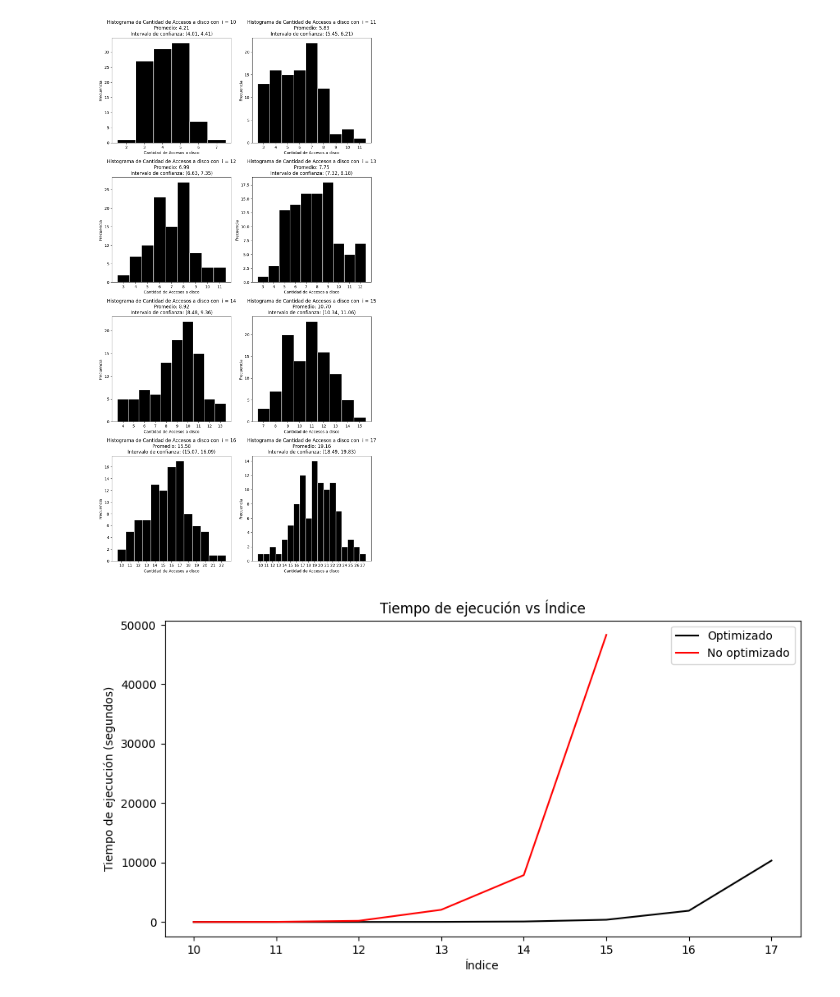
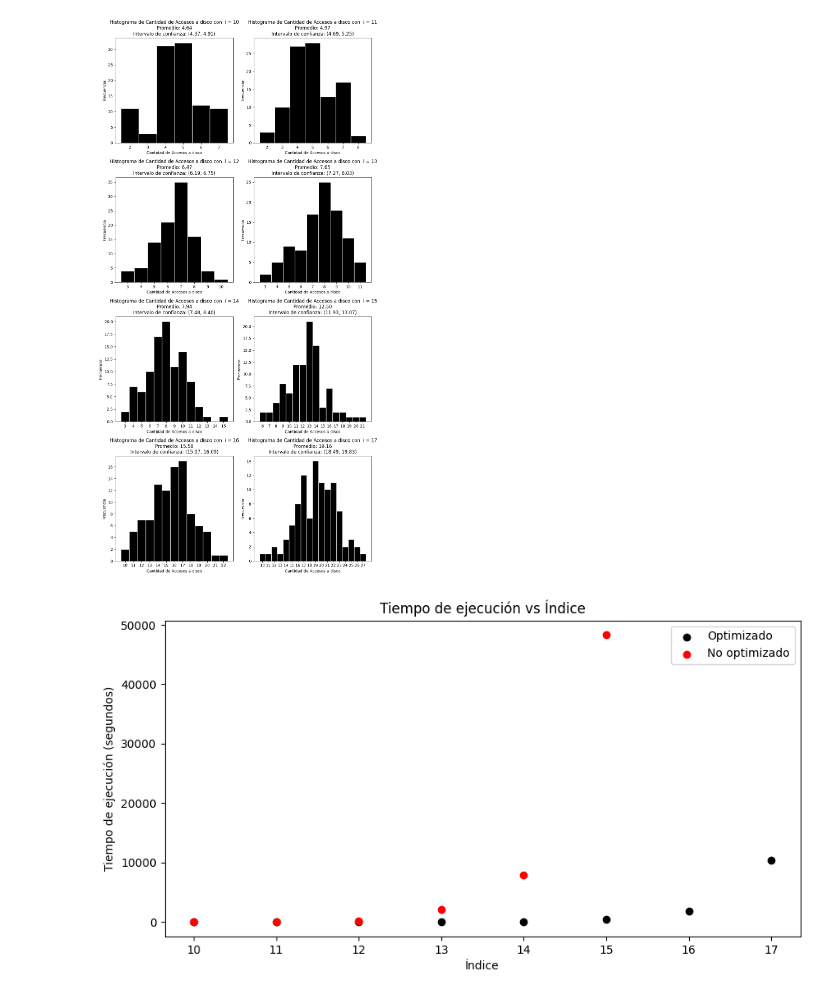
Before and after one commit to Sebamon2040/Tarea1-Logaritmos, a Jupyter notebook: graficos.ipynb, the cells around one changed output. Drawn from its saved outputs; the diff is of its cells as text; code cells hidden in the pictures.

```diff
--- a/graficos.ipynb
+++ b/graficos.ipynb
@@ -9,15 +9,15 @@ all_disk_accesses = []
 for i in range(10, 18):
     with open(f'resultados_ss_ {i}.txt', 'r') as file:
         for line in file:
-            if 'Average disk accesses' in line:
-                match = re.search('Average disk accesses : ([\d\.]+) Time taken to build: ([\d\.]+)seconds', line)
+            if 'Average disk accesses SS' in line:
+                match = re.search('Average disk accesses SS: ([\d\.]+) Time taken to build: ([\d\.]+)seconds', line)
                 average_disk_accesses.append(float(match.group(1)))
                 time_taken_to_build_optimized.append(float(match.group(2)))
-            elif 'All disk accesess' in line:
-                match = re.search('All disk accesess : \[(.+)\]', line)
+            elif 'All disk accesess SS' in line:
+                match = re.search('All disk accesess SS: \[(.+)\]', line)
                 accesses = list(map(int, match.group(1).split(', ')))
                 all_disk_accesses.append(accesses)
-
+ss_all_disk_accesses = all_disk_accesses
 import matplotlib.pyplot as plt
 
 import numpy as np
@@ -37,34 +37,36 @@ for accesses in all_disk_accesses:
     sample_mean = np.mean(accesses)
     sample_standard_error = stats.sem(accesses)
     confidence_interval = stats.t.interval(confidence_level, degrees_freedom, sample_mean, sample_standard_error)
     confidence_intervals.append(confidence_interval)
 
 fig, axs = plt.subplots(rows, cols, figsize=(10, 5*rows))
 
+ss_mean_acceses = []
 for i, accesses in enumerate(all_disk_accesses):
     row = i // cols
     col = i % cols
     ax = axs[row, col]
     bin_edges = np.arange(min(accesses)-0.5, max(accesses)+1.5)  # Ajusta los bordes de los bins
     ax.hist(accesses, bins=bin_edges, edgecolor='white',color= 'black')  # Pasa los bordes de los bins a plt.hist()
     mean = np.mean(accesses)
+    ss_mean_acceses.append(mean)
     ci = confidence_intervals[i]
     ax.set_title(f"Histograma de Cantidad de Accesos a disco con  i = {i+10}\nPromedio: {mean:.2f}\nIntervalo de confianza: ({ci[0]:.2f}, {ci[1]:.2f})")
     ax.set_xlabel("Cantidad de Accesos a disco")
     ax.set_ylabel("Frecuencia")
     ax.set_xticks(np.arange(min(accesses), max(accesses)+1))  # Ajusta las marcas en el eje x para que estén en los números enteros
 
 
 
 # Elimina los subplots vacíos
 if n % cols:
     for col in range(n % cols, cols):
         fig.delaxes(axs[rows-1, col])
 
 plt.tight_layout()
 plt.show()
 # %% [output]
-[figure, old version]
+[figure, new version]
 # %%
 import numpy as np
 
@@ -72,8 +74,8 @@ indices = np.arange(10, 18)
 
 
 plt.figure(figsize=(10, 5))
-plt.plot(indices, time_taken_to_build_optimized, color='black', label='Optimizado')
-plt.plot(indices, time_taken_to_build_non_optimized, color='red', label='No optimizado')
+plt.scatter(indices, time_taken_to_build_optimized, color='black', label='Optimizado')
+plt.scatter(indices, time_taken_to_build_non_optimized, color='red', label='No optimizado')
 
 plt.title("Tiempo de ejecución vs Índice")
 plt.xlabel("Índice")
@@ -81,4 +83,4 @@ plt.ylabel("Tiempo de ejecución (segundos)")
 plt.legend()
 plt.show()
 # %% [output]
-[figure, old version]
+[figure, new version]
```
Also changed, not shown: parts of 4 cells of this notebook, 5 other files.
